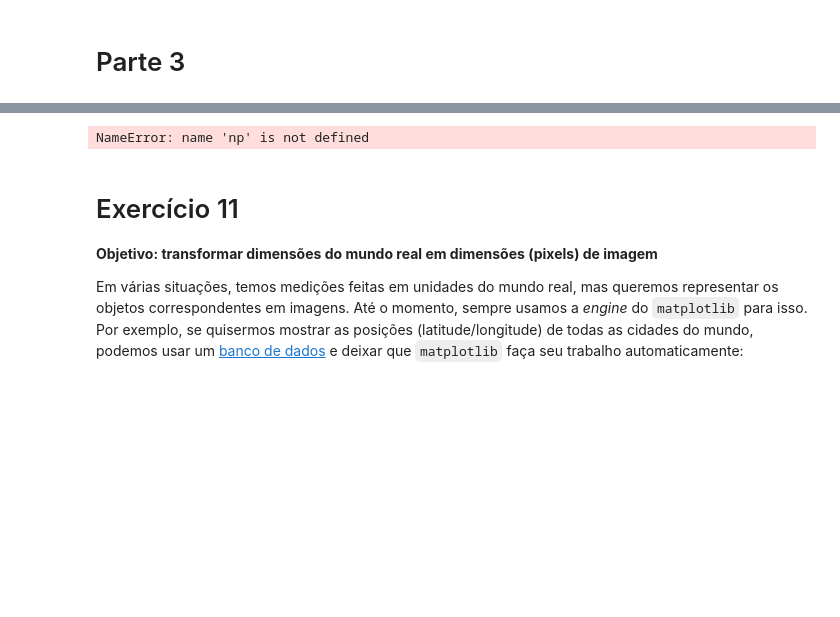
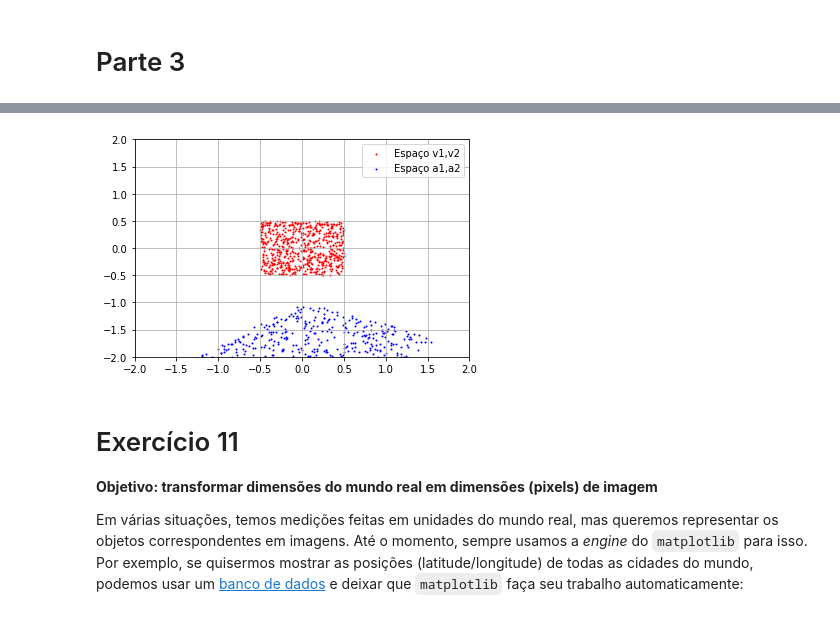
Before and after one commit to insper-classroom/alglin-alunos_EduardoVaz, a Jupyter notebook: 04-bases.ipynb, the cells around one changed output, grey strips where cells are left out. Saved outputs shown, nothing was run; the diff lists cells and outputs as text; code cells hidden in the pictures; blank space fills up the shorter version.

```diff
--- a/04-bases.ipynb
+++ b/04-bases.ipynb
@@ -522,25 +529,38 @@ Com isso em mente, encontre transformações à partir das referências abaixo.
 # %%
 # Comece com esse código inicial!
 x = np.random.uniform(-0.5, 0.5, size=(2, 600))
 
 # Altere daqui para baixo
 # -----------------
 # Na questão (b), lembre-se de adicionar a linha de "1" à matriz x:
-# x = np.vstack ( x, np.ones(600) )
-v =  x
+x = np.vstack ( (x, np.ones(600)) )
+
+# 1
+# V = np.array([[0,1], [1,1]])
+# W = np.array([[0.5, 0.5], [0.7, 0.1]])
+
+# B = V @ np.linalg.inv(W)
+
+# 2
+V = np.array([[0,0,1],[0,1,1],[1,1,1]])
+W = np.array([[1,1.5,1.7],[1,1.5,1.1],[1,1,1]])
+
+B = V @ np.linalg.inv(W)
+
+v =  B @ x
 # -----------------
 # Altere daqui para cima
 
 plt.figure()
 plt.scatter(x[0,:], x[1,:], s=1, c='r', label='Espaço v1,v2')
 plt.scatter(v[0,:], v[1,:], s=1, c='b', label='Espaço a1,a2')
 plt.xlim([-2, 2])
 plt.ylim([-2, 2])
 plt.grid()
 plt.legend()
 plt.show()
 # %% [output]
-NameError: name 'np' is not defined
+[figure, added]
 # %% [markdown]
 # Exercício 11
 **Objetivo: transformar dimensões do mundo real em dimensões (pixels) de imagem**
```
Also changed, not shown: parts of 3 cells of this notebook.
